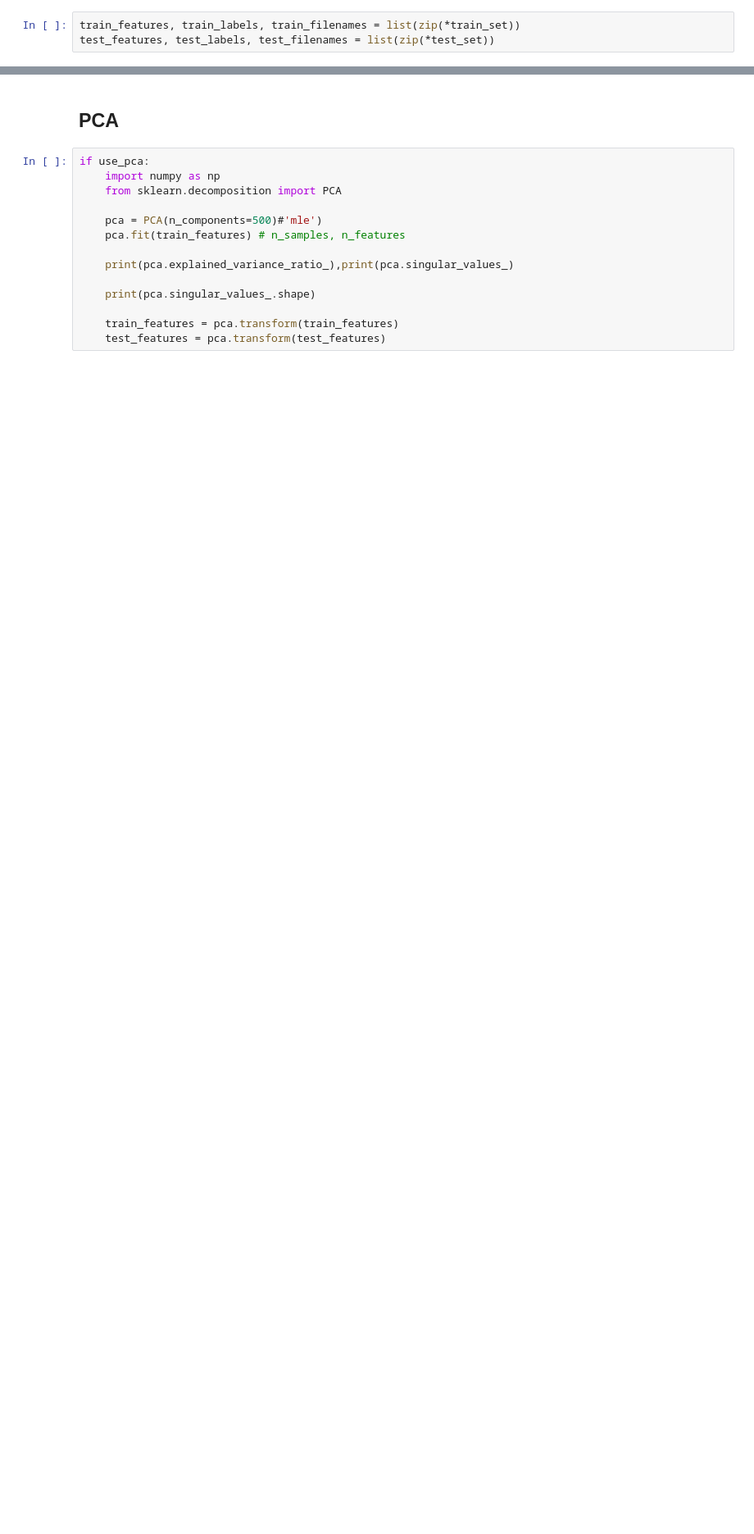
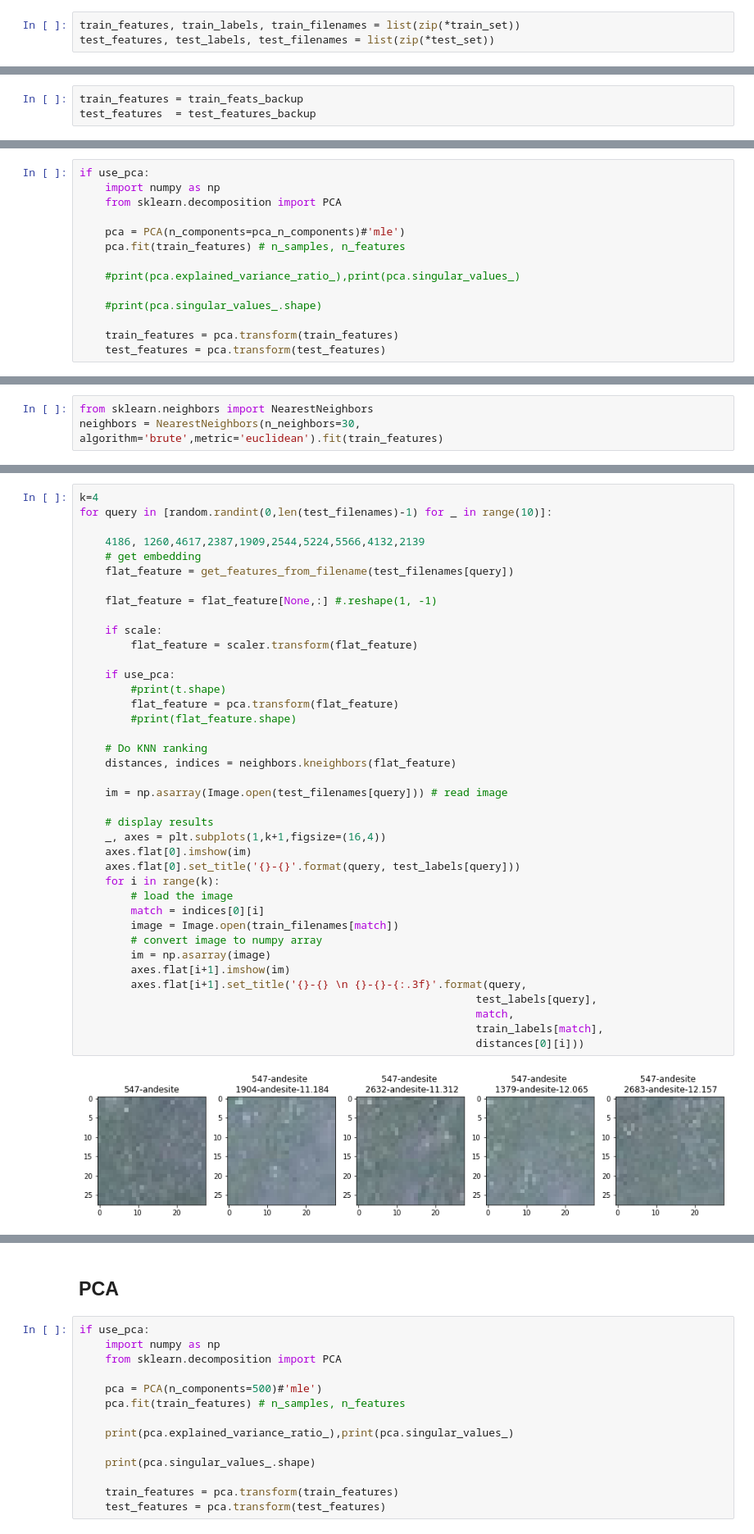
Before and after one commit to cacerca1/ImageSearch, a Jupyter notebook: Local_testing.ipynb, the cells around one changed output, grey strips where cells are left out. Shown at 82% size. Saved outputs shown, nothing was run; the diff lists cells and outputs as text; blank space fills up the shorter version.

```diff
--- a/Local_testing.ipynb
+++ b/Local_testing.ipynb
@@ -415,0 +186,3 @@ train_features.shape, test_features.shape
+# %%
+train_features = train_feats_backup
+test_features  = test_features_backup
@@ -415,0 +209,14 @@ train_features.shape, test_features.shape
+# %%
+if use_pca:
+    import numpy as np
+    from sklearn.decomposition import PCA
+
+    pca = PCA(n_components=pca_n_components)#'mle')
+    pca.fit(train_features) # n_samples, n_features
+
+    #print(pca.explained_variance_ratio_),print(pca.singular_values_)
+
+    #print(pca.singular_values_.shape)
+
+    train_features = pca.transform(train_features)
+    test_features = pca.transform(test_features)
@@ -415,0 +260,3 @@ train_features.shape, test_features.shape
+# %%
+from sklearn.neighbors import NearestNeighbors
+neighbors = NearestNeighbors(n_neighbors=30, algorithm='brute',metric='euclidean').fit(train_features)
@@ -415,0 +284,41 @@ train_features.shape, test_features.shape
+# %%
+k=4
+for query in [random.randint(0,len(test_filenames)-1) for _ in range(10)]:
+
+    4186, 1260,4617,2387,1909,2544,5224,5566,4132,2139
+    # get embedding
+    flat_feature = get_features_from_filename(test_filenames[query])
+
+    flat_feature = flat_feature[None,:] #.reshape(1, -1)
+
+    if scale:
+        flat_feature = scaler.transform(flat_feature)
+
+    if use_pca:
+        #print(t.shape)
+        flat_feature = pca.transform(flat_feature)
+        #print(flat_feature.shape)
+
+    # Do KNN ranking
+    distances, indices = neighbors.kneighbors(flat_feature)
+
+    im = np.asarray(Image.open(test_filenames[query])) # read image
+
+    # display results
+    _, axes = plt.subplots(1,k+1,figsize=(16,4))
+    axes.flat[0].imshow(im)
+    axes.flat[0].set_title('{}-{}'.format(query, test_labels[query]))
+    for i in range(k):
+        # load the image
+        match = indices[0][i]
+        image = Image.open(train_filenames[match])
+        # convert image to numpy array
+        im = np.asarray(image)
+        axes.flat[i+1].imshow(im)
+        axes.flat[i+1].set_title('{}-{} \n {}-{}-{:.3f}'.format(query,
+                                                              test_labels[query],
+                                                              match,
+                                                              train_labels[match],
+                                                              distances[0][i]))
+# %% [output]
+[figure, added]
```
Also changed, not shown: parts of 107 cells of this notebook, 6 other files.
